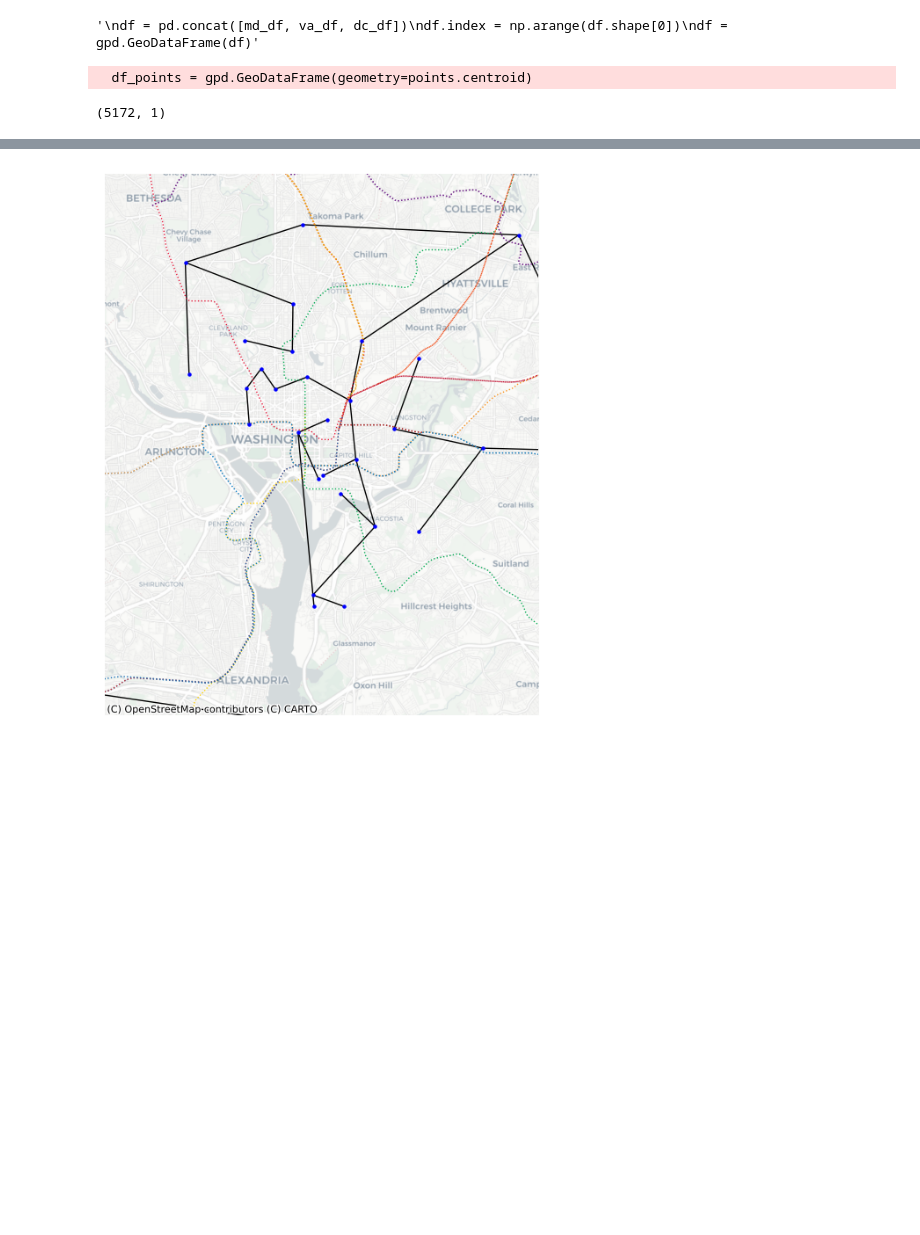
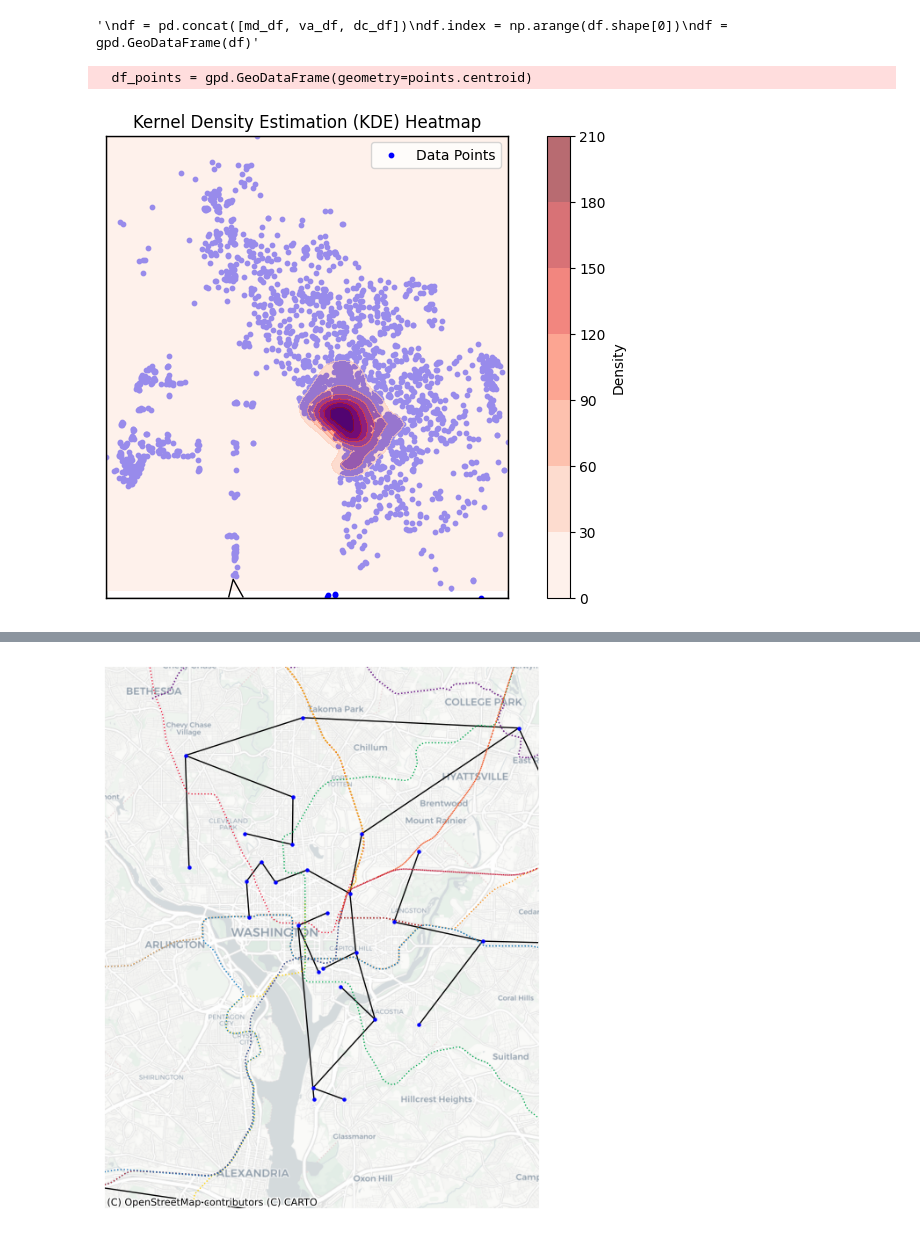
Before and after one commit to spencerrjenkins/cmsc725_wmata_map, a Jupyter notebook: eda.ipynb, the cells around one changed output, grey strips where cells are left out. Drawn from its saved outputs; the diff is of its cells as text; code cells hidden in the pictures; blank space fills up the shorter version.

Commit message:
"cleanup tree 1"

```diff
--- a/eda.ipynb
+++ b/eda.ipynb
@@ -310,8 +93,46 @@ points = points["geometry"]
 df_points = gpd.GeoDataFrame(geometry=points.centroid)
 df_points = df_points.drop_duplicates()
 df_points.reset_index(inplace=True, drop=True)
-df_points.shape
+#df_points = df_points.to_crs(3857)
 # %% [output]
   df_points = gpd.GeoDataFrame(geometry=points.centroid)
-(5172, 1)
+# %%
+import numpy as np
+import matplotlib.pyplot as plt
+import geopandas as gpd
+from sklearn.neighbors import KernelDensity
+from shapely.geometry import Point
+from mpl_toolkits.basemap import Basemap
+
+# Assuming df_points is your GeoDataFrame containing point geometries
+coords = np.vstack([(geom.xy[1][0], geom.xy[0][0]) for geom in df_points.geometry])
+
+# Compute KDE
+kde = KernelDensity(bandwidth=0.01, metric='haversine', kernel='gaussian', algorithm='ball_tree')
+kde.fit(coords)
+
+# Define grid for density estimation
+lat_min, lon_min = coords.min(axis=0)
+lat_max, lon_max = coords.max(axis=0)
+lat_grid, lon_grid = np.meshgrid(np.linspace(lat_min, lat_max, 70), np.linspace(lon_min, lon_max, 70))
+grid_coords = np.vstack([lat_grid.ravel(), lon_grid.ravel()]).T
+
+# Compute density estimates
+log_dens = kde.score_samples(grid_coords)
+density = np.exp(log_dens).reshape(70,70)
+
+# Plot results
+plt.figure(figsize=(10, 6))
+m = Basemap(projection='merc', llcrnrlat=lat_min, urcrnrlat=lat_max, llcrnrlon=lon_min, urcrnrlon=lon_max, resolution='l')
+m.drawcoastlines()
+m.drawcountries()
+m.drawmapboundary()
+m.scatter(coords[:, 1], coords[:, 0], latlon=True, c='blue', s=10, label='Data Points')
+m.contourf(lon_grid, lat_grid, density, latlon=True, cmap='Reds', alpha=0.6)
+plt.colorbar(label='Density')
+plt.title('Kernel Density Estimation (KDE) Heatmap')
+plt.legend()
+plt.show()
+# %% [output]
+[figure, added]
 # %%
```
Also changed, not shown: parts of 7 cells of this notebook, 2 other files.
